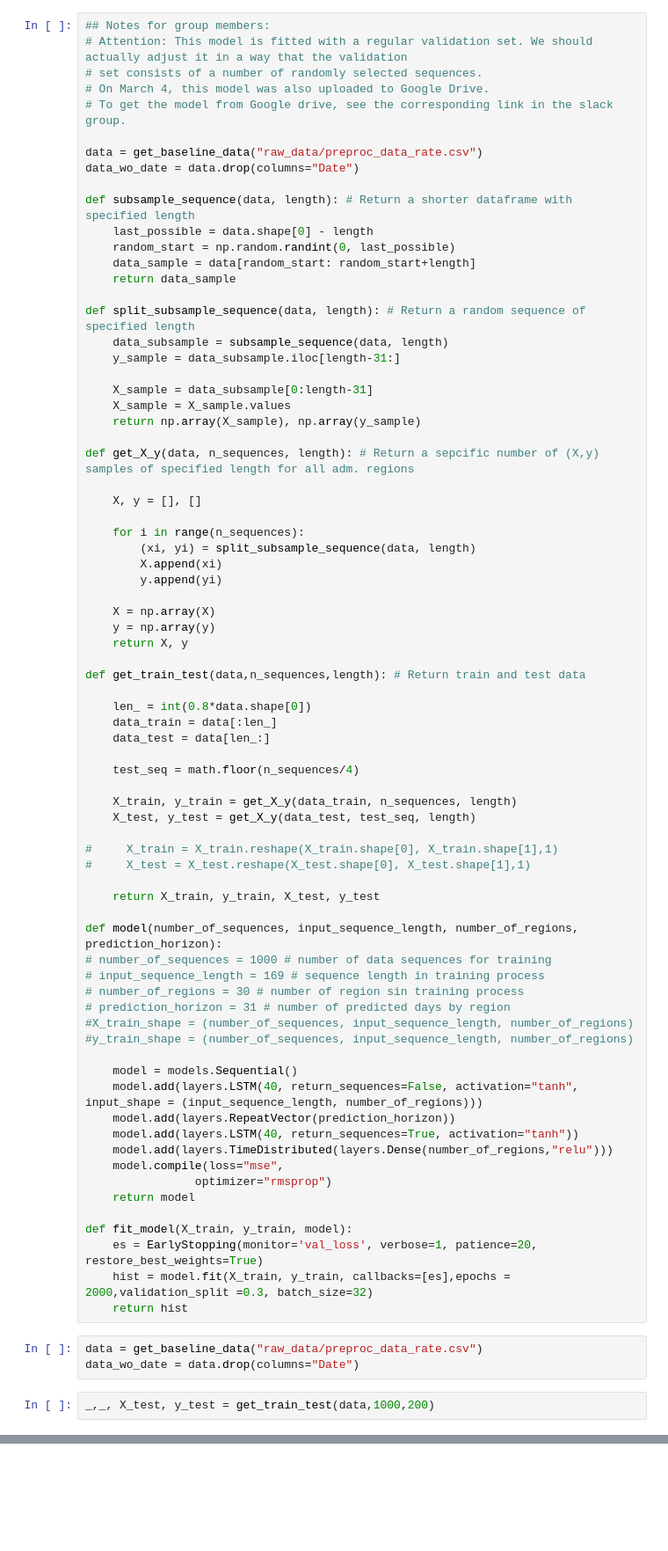
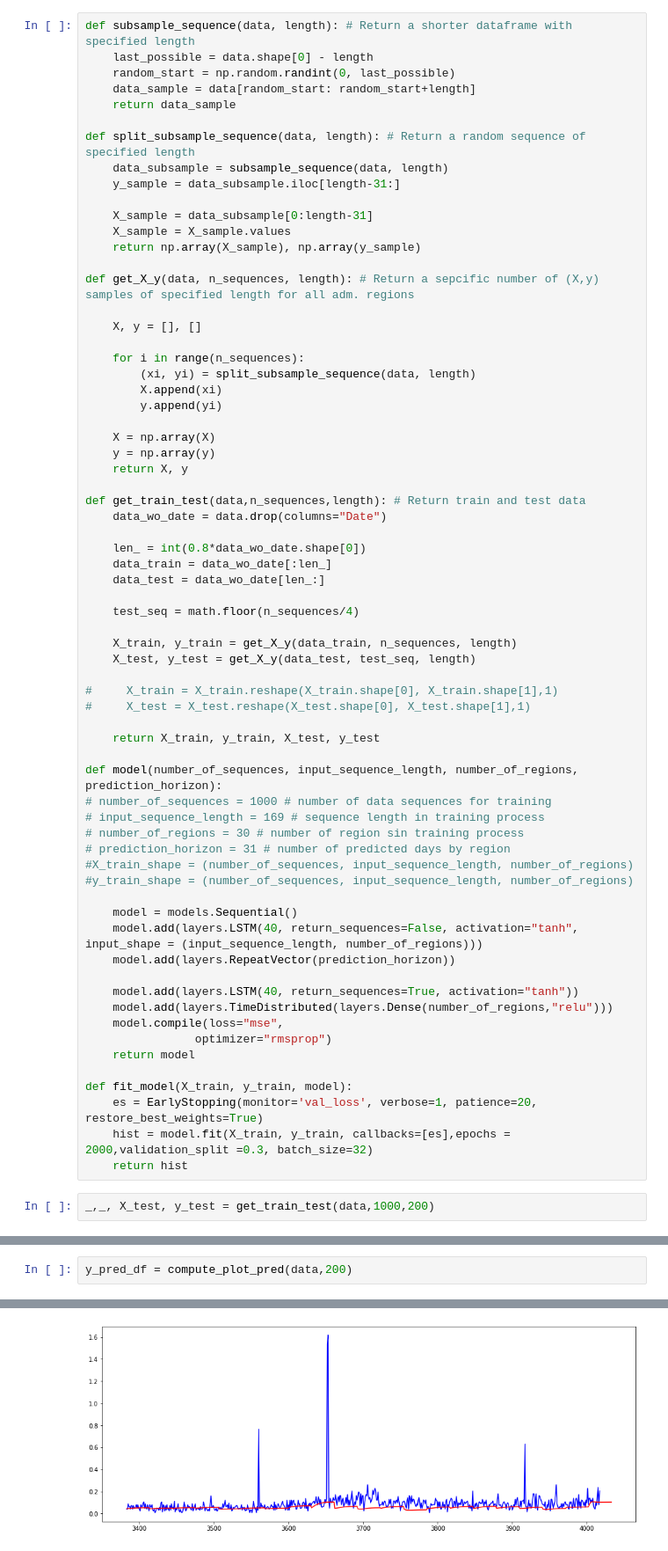
Before and after one commit to black-dalia/event-forecast-rio, a Jupyter notebook: DP_notebook_4.ipynb, the cells around one changed output, grey strips where cells are left out. Shown at 88% size. Cells and saved outputs as stored; diff of their text form; blank space fills up the shorter version.

```diff
--- a/DP_notebook_4.ipynb
+++ b/DP_notebook_4.ipynb
@@ -28,13 +19,4 @@ data.head()
 # %%
-## Notes for group members:
-# Attention: This model is fitted with a regular validation set. We should actually adjust it in a way that the validation
-# set consists of a number of randomly selected sequences.
-# On March 4, this model was also uploaded to Google Drive.
-# To get the model from Google drive, see the corresponding link in the slack group.
-
-data = get_baseline_data("raw_data/preproc_data_rate.csv")
-data_wo_date = data.drop(columns="Date")
-
 def subsample_sequence(data, length): # Return a shorter dataframe with specified length
     last_possible = data.shape[0] - length
     random_start = np.random.randint(0, last_possible)
@@ -63,10 +45,11 @@ def get_X_y(data, n_sequences, length): # Return a sepcific number of (X,y) samp
     return X, y
 
 def get_train_test(data,n_sequences,length): # Return train and test data
+    data_wo_date = data.drop(columns="Date")
 
-    len_ = int(0.8*data.shape[0])
-    data_train = data[:len_]
-    data_test = data[len_:]
+    len_ = int(0.8*data_wo_date.shape[0])
+    data_train = data_wo_date[:len_]
+    data_test = data_wo_date[len_:]
 
     test_seq = math.floor(n_sequences/4)
 
@@ -89,6 +72,7 @@ def model(number_of_sequences, input_sequence_length, number_of_regions, predict
     model = models.Sequential()
     model.add(layers.LSTM(40, return_sequences=False, activation="tanh", input_shape = (input_sequence_length, number_of_regions)))
     model.add(layers.RepeatVector(prediction_horizon))
+
     model.add(layers.LSTM(40, return_sequences=True, activation="tanh"))
     model.add(layers.TimeDistributed(layers.Dense(number_of_regions,"relu")))
     model.compile(loss="mse",
@@ -99,9 +83,6 @@ def fit_model(X_train, y_train, model):
     es = EarlyStopping(monitor='val_loss', verbose=1, patience=20, restore_best_weights=True)
     hist = model.fit(X_train, y_train, callbacks=[es],epochs = 2000,validation_split =0.3, batch_size=32)
     return hist
-# %%
-data = get_baseline_data("raw_data/preproc_data_rate.csv")
-data_wo_date = data.drop(columns="Date")
 # %%
 _,_, X_test, y_test = get_train_test(data,1000,200)
 # %%
@@ -157,0 +141,3 @@ ValueError: Failed to convert a NumPy array to a Tensor (Unsupported object type
+# %%
+y_pred_df = compute_plot_pred(data,200)
+# %% [output]
@@ -157,0 +145 @@ ValueError: Failed to convert a NumPy array to a Tensor (Unsupported object type
+[figure, added]
```
Also changed, not shown: parts of 9 cells of this notebook, 6 other files.
